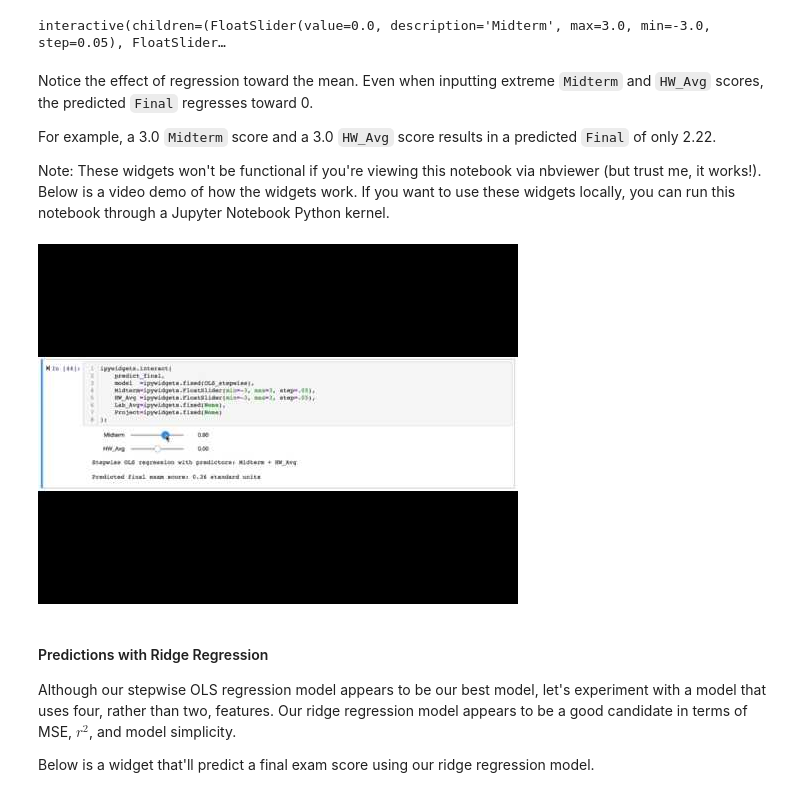
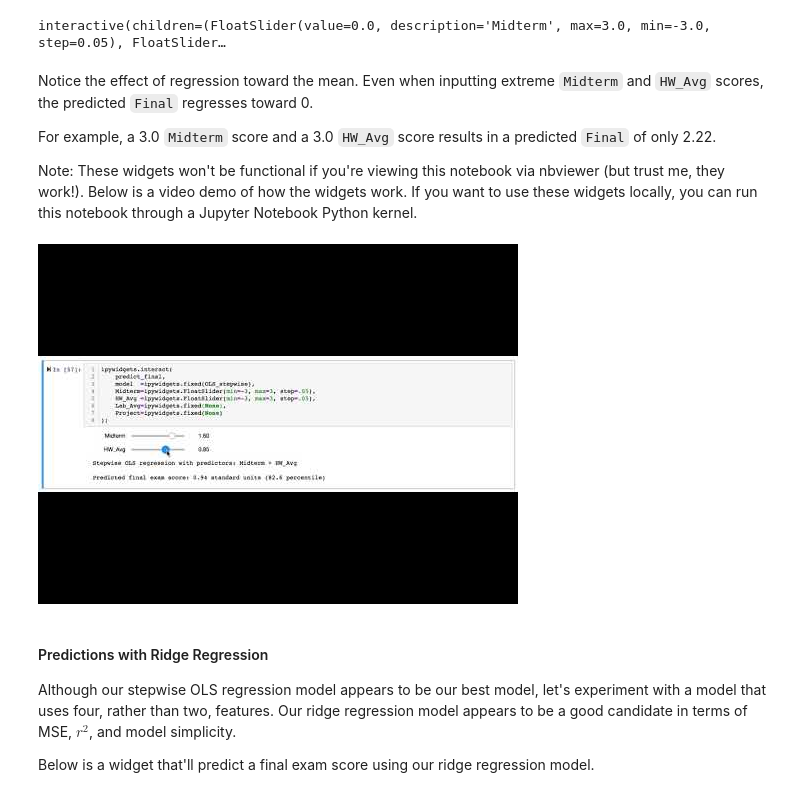
Before and after one commit to dleestat/grades, a Jupyter notebook: Grades.ipynb, the cells around one changed output. Drawn from its saved outputs; the diff is of its cells as text; code cells hidden in the pictures.

Commit message:
Add percentile to predictor function

```diff
--- a/Grades.ipynb
+++ b/Grades.ipynb
@@ -1126,11 +1144,11 @@ Notice the effect of regression toward the mean. Even when inputting extreme `Mi
 
 For example, a 3.0 `Midterm` score and a 3.0 `HW_Avg` score results in a predicted `Final` of only 2.22.
 
-Note: These widgets won't be functional if you're viewing this notebook via nbviewer (but trust me, it works!). Below is a video demo of how the widgets work. If you want to use these widgets locally, you can run this notebook through a Jupyter Notebook Python kernel.
+Note: These widgets won't be functional if you're viewing this notebook via nbviewer (but trust me, they work!). Below is a video demo of how the widgets work. If you want to use these widgets locally, you can run this notebook through a Jupyter Notebook Python kernel.
 # %%
-IPython.display.YouTubeVideo('mHQwB68k1LY')
+IPython.display.YouTubeVideo('EnDFnkZzjPY')
 # %% [output]
-[figure, old version]
+[figure, new version]
 # %% [markdown]
 #### Predictions with Ridge Regression
 Although our stepwise OLS regression model appears to be our best model, let's experiment with a model that uses four, rather than two, features. Our ridge regression model appears to be a good candidate in terms of MSE, $r^2$, and model simplicity.
```
Also changed, not shown: parts of 16 cells of this notebook.
